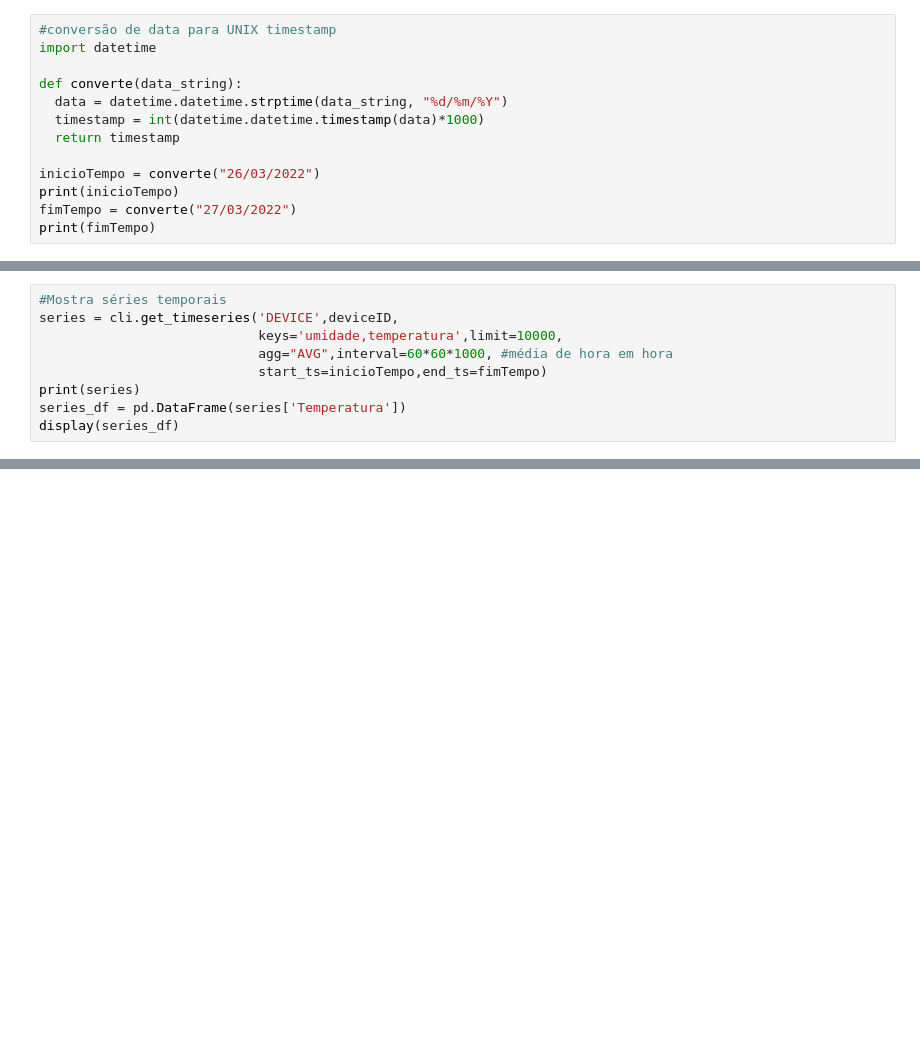
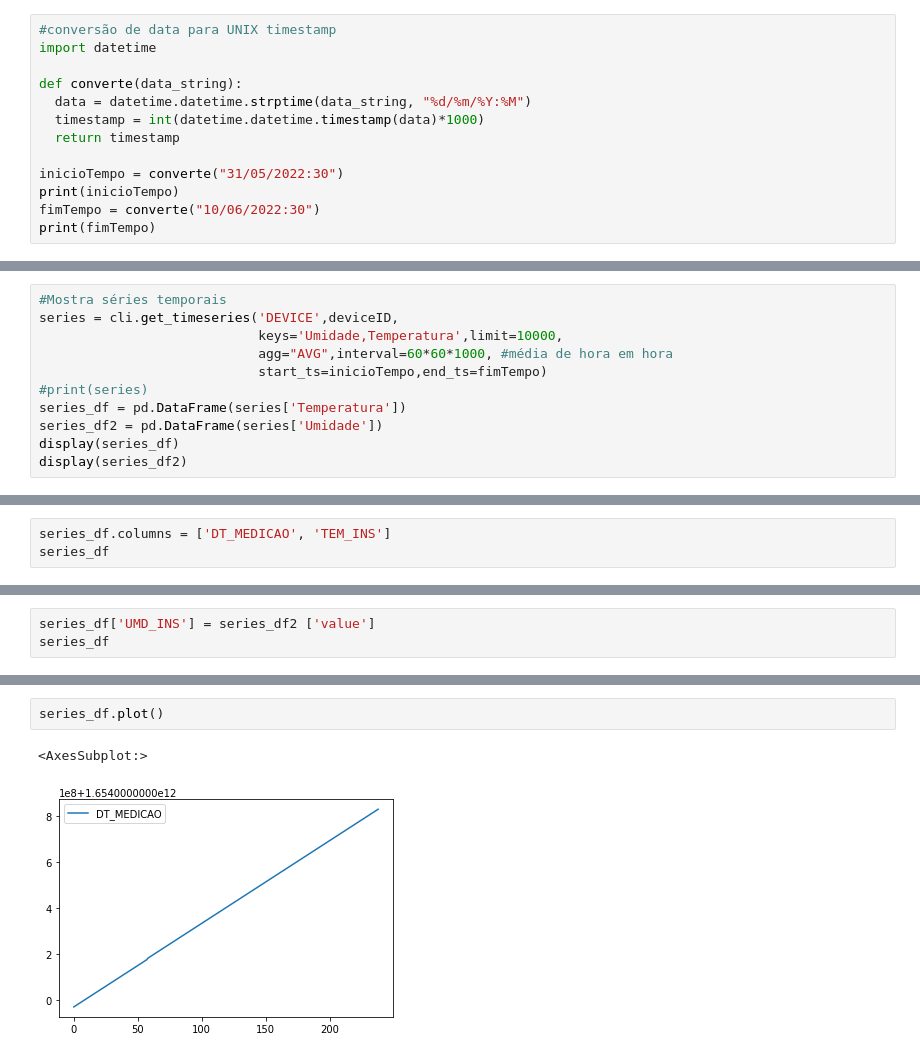
Before and after one commit to garoa-startup/analis_dos_dados, a Jupyter notebook: Recuperando_dados_TB.ipynb, the cells around one changed output, grey strips where cells are left out. Drawn from its saved outputs; the diff is of its cells as text; blank space fills up the shorter version.

```diff
--- a/Recuperando_dados_TB.ipynb
+++ b/Recuperando_dados_TB.ipynb
@@ -22,12 +32,12 @@ deviceID = "91a24bc0-dc36-11ec-8e95-c904ddca5a8a"
 import datetime
 
 def converte(data_string):
-  data = datetime.datetime.strptime(data_string, "%d/%m/%Y")
+  data = datetime.datetime.strptime(data_string, "%d/%m/%Y:%M")
   timestamp = int(datetime.datetime.timestamp(data)*1000)
   return timestamp
 
-inicioTempo = converte("26/03/2022")
+inicioTempo = converte("31/05/2022:30")
 print(inicioTempo)
-fimTempo = converte("27/03/2022")
+fimTempo = converte("10/06/2022:30")
 print(fimTempo)
 # %% [output]
@@ -50,10 +68,12 @@ display(atributosDF)
 # %%
 #Mostra séries temporais
 series = cli.get_timeseries('DEVICE',deviceID,
-                            keys='umidade,temperatura',limit=10000,
+                            keys='Umidade,Temperatura',limit=10000,
                             agg="AVG",interval=60*60*1000, #média de hora em hora
                             start_ts=inicioTempo,end_ts=fimTempo)
-print(series)
+#print(series)
 series_df = pd.DataFrame(series['Temperatura'])
+series_df2 = pd.DataFrame(series['Umidade'])
 display(series_df)
+display(series_df2)
 # %% [output]
@@ -61,0 +106,3 @@ KeyError: ignored
+# %%
+series_df.columns = ['DT_MEDICAO', 'TEM_INS']
+series_df
@@ -61,0 +123,3 @@ KeyError: ignored
+# %%
+series_df['UMD_INS'] = series_df2 ['value']
+series_df
@@ -61,0 +180,5 @@ KeyError: ignored
+# %%
+series_df.plot()
+# %% [output]
+<AxesSubplot:>
+[figure, added]
```
Also changed, not shown: parts of 18 cells of this notebook, 2 other files.
